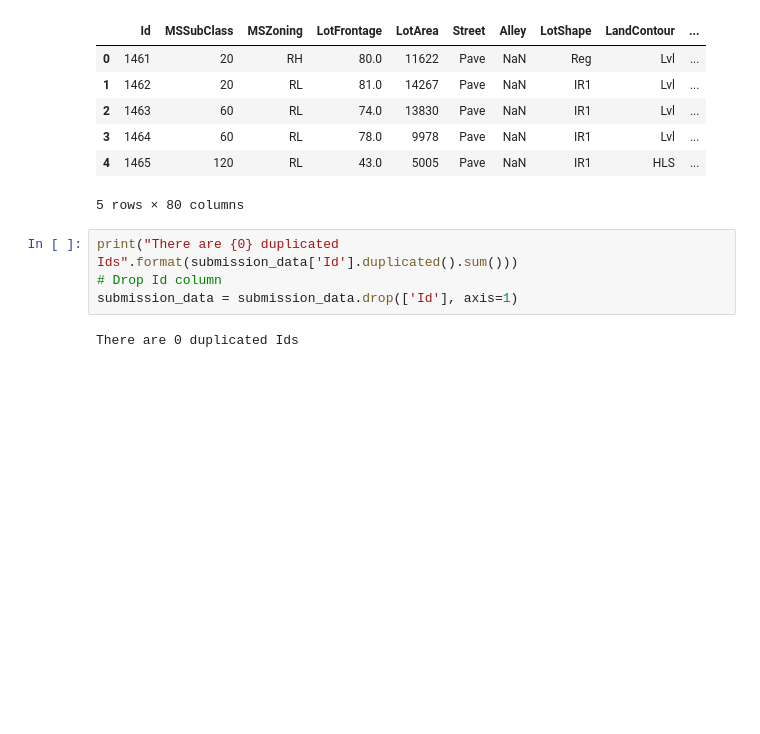
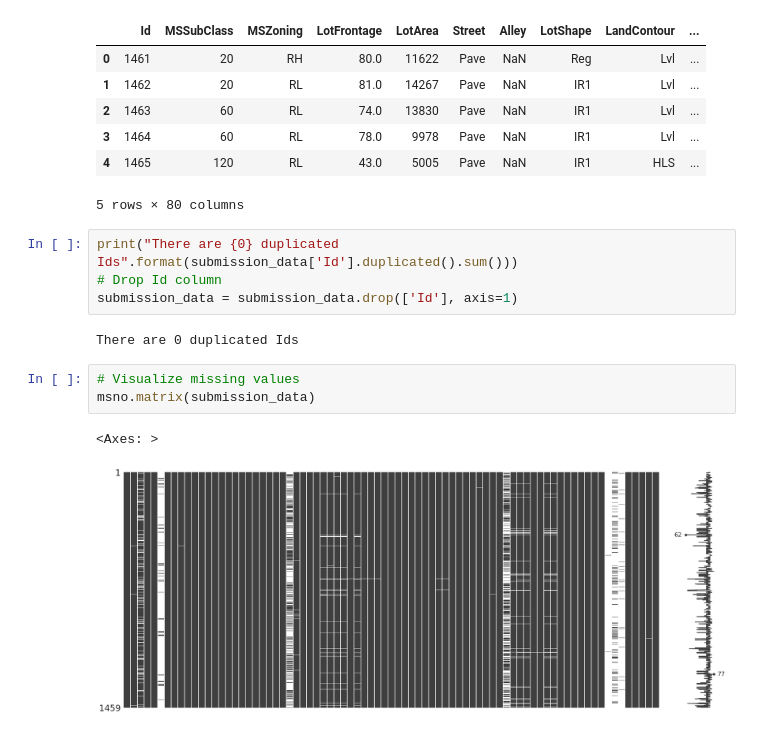
Before and after one commit to EnriqManComp/kaggle-competitions, a Jupyter notebook: house-prices-advanced-regression-techniques/house-prices-kaggle-competition.ipynb, the cells around one changed output. Saved outputs shown, nothing was run; the diff lists cells and outputs as text; blank space fills up the shorter version.

Commit message:
"Start with submission data"

```diff
--- a/house-prices-advanced-regression-techniques/house-prices-kaggle-competition.ipynb
+++ b/house-prices-advanced-regression-techniques/house-prices-kaggle-competition.ipynb
@@ -754,3 +754,9 @@ print("There are {0} duplicated Ids".format(submission_data['Id'].duplicated().s
 submission_data = submission_data.drop(['Id'], axis=1)
 # %% [output]
 There are 0 duplicated Ids
+# %%
+# Visualize missing values
+msno.matrix(submission_data)
+# %% [output]
+<Axes: >
+[figure, added]
```
Also changed, not shown: parts of 13 cells of this notebook.
